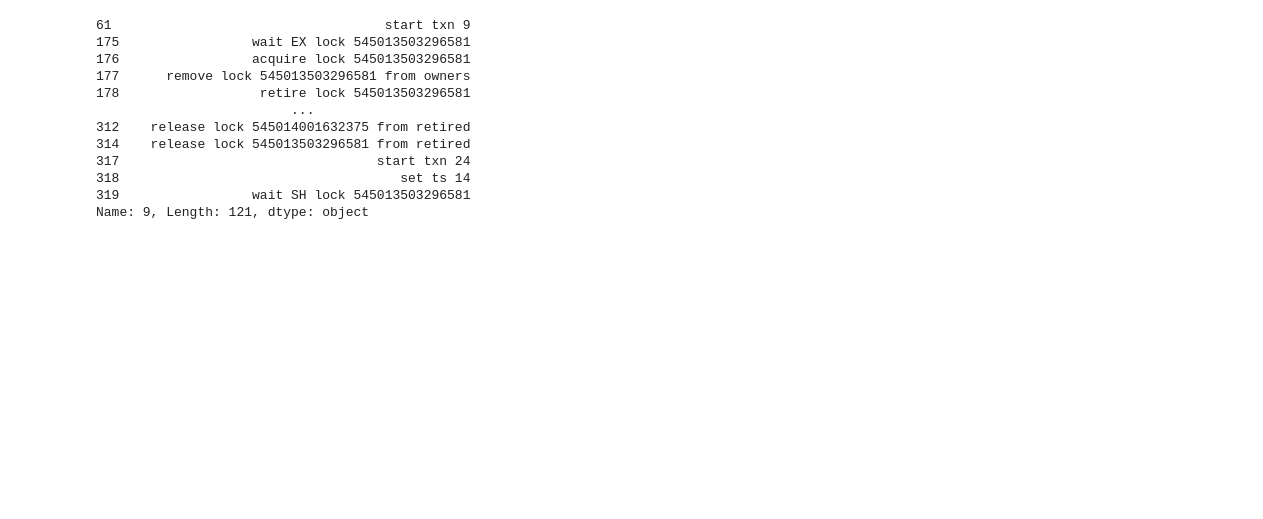
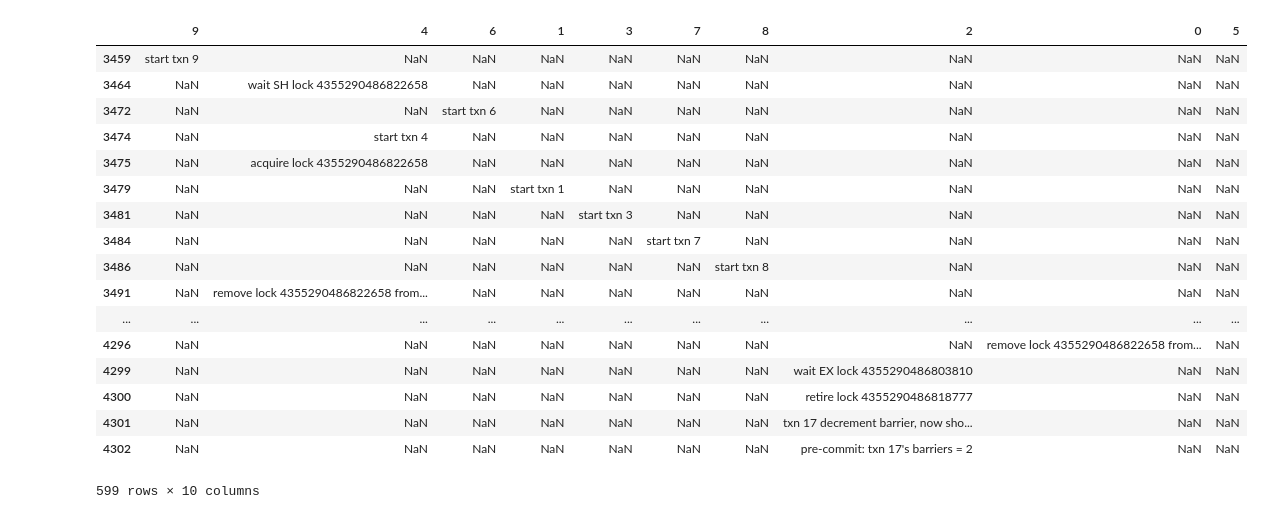
Before and after one commit to chenhao-ye/polaris, a Jupyter notebook: analyze_schedule.ipynb, the cells around one changed output. Cells and saved outputs as stored; diff of their text form; code cells hidden in the pictures; blank space fills up the shorter version.

```diff
--- a/analyze_schedule.ipynb
+++ b/analyze_schedule.ipynb
@@ -287,15 +250,21 @@ for b in barriers:
-# %%
-get_schedule(1,1000, 9)
-# %% [output]
-61                                   start txn 9
-175                 wait EX lock 545013503296581
-176                 acquire lock 545013503296581
-177      remove lock 545013503296581 from owners
-178                  retire lock 545013503296581
-                         ...
-312    release lock 545014001632375 from retired
-314    release lock 545013503296581 from retired
-317                                 start txn 24
-318                                    set ts 14
-319                 wait SH lock 545013503296581
-Name: 9, Length: 121, dtype: object
+# %%
+schedule
+# %% [output]
+|  | 9 | 4 | 6 | 1 | 3 | 7 | 8 | 2 | 0 | 5 |
+| 3459 | start txn 9 | NaN | NaN | NaN | NaN | NaN | NaN | NaN | NaN | NaN |
+| 3464 | NaN | wait SH lock 4355290486822658 | NaN | NaN | NaN | NaN | NaN | NaN | NaN | NaN |
+| 3472 | NaN | NaN | start txn 6 | NaN | NaN | NaN | NaN | NaN | NaN | NaN |
+| 3474 | NaN | start txn 4 | NaN | NaN | NaN | NaN | NaN | NaN | NaN | NaN |
+| 3475 | NaN | acquire lock 4355290486822658 | NaN | NaN | NaN | NaN | NaN | NaN | NaN | NaN |
+| 3479 | NaN | NaN | NaN | start txn 1 | NaN | NaN | NaN | NaN | NaN | NaN |
+| 3481 | NaN | NaN | NaN | NaN | start txn 3 | NaN | NaN | NaN | NaN | NaN |
+| 3484 | NaN | NaN | NaN | NaN | NaN | start txn 7 | NaN | NaN | NaN | NaN |
+| 3486 | NaN | NaN | NaN | NaN | NaN | NaN | start txn 8 | NaN | NaN | NaN |
+| 3491 | NaN | remove lock 4355290486822658 from... | NaN | NaN | NaN | NaN | NaN | NaN | NaN | NaN |
+| ... | ... | ... | ... | ... | ... | ... | ... | ... | ... | ... |
+| 4296 | NaN | NaN | NaN | NaN | NaN | NaN | NaN | NaN | remove lock 4355290486822658 from... | NaN |
+| 4299 | NaN | NaN | NaN | NaN | NaN | NaN | NaN | wait EX lock 4355290486803810 | NaN | NaN |
+| 4300 | NaN | NaN | NaN | NaN | NaN | NaN | NaN | retire lock 4355290486818777 | NaN | NaN |
+| 4301 | NaN | NaN | NaN | NaN | NaN | NaN | NaN | txn 17 decrement barrier, now sho... | NaN | NaN |
+| 4302 | NaN | NaN | NaN | NaN | NaN | NaN | NaN | pre-commit: txn 17's barriers = 2 | NaN | NaN |
+599 rows × 10 columns
```
Also changed, not shown: parts of 7 cells of this notebook, 10 other files.
